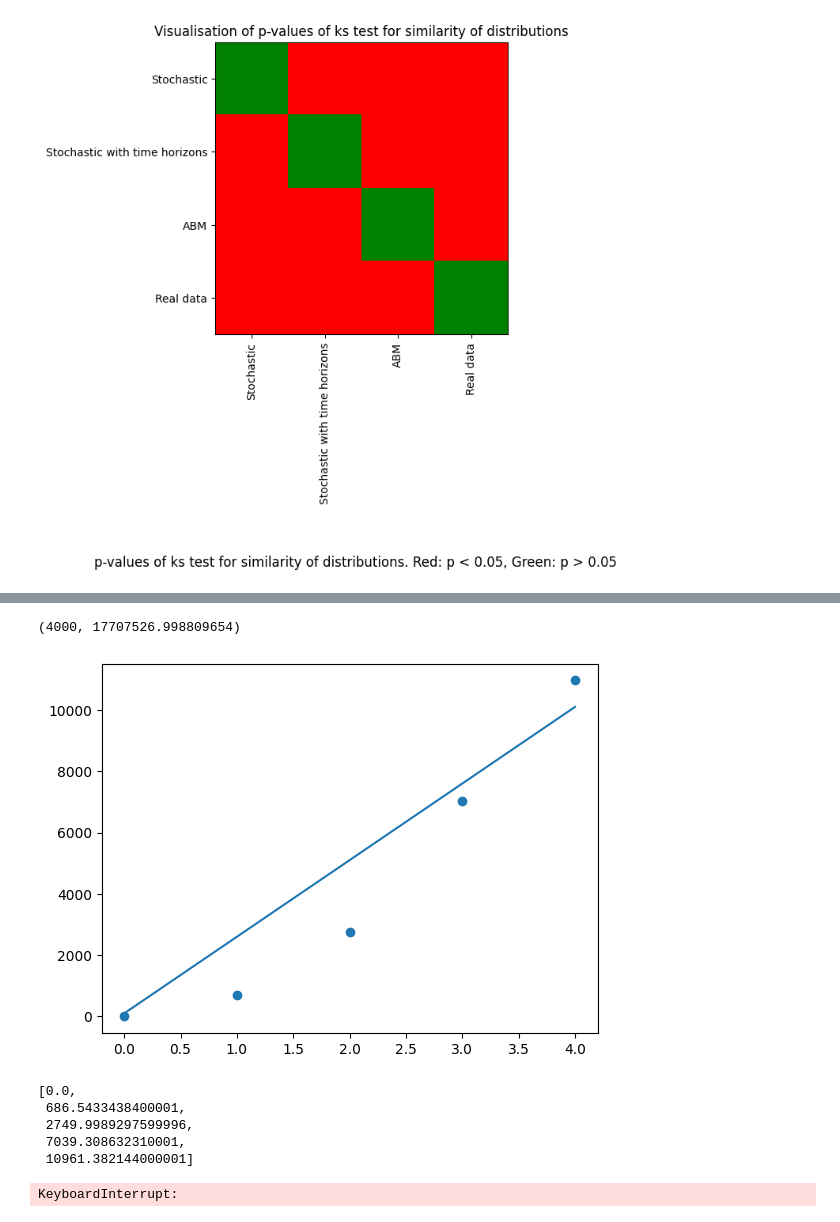
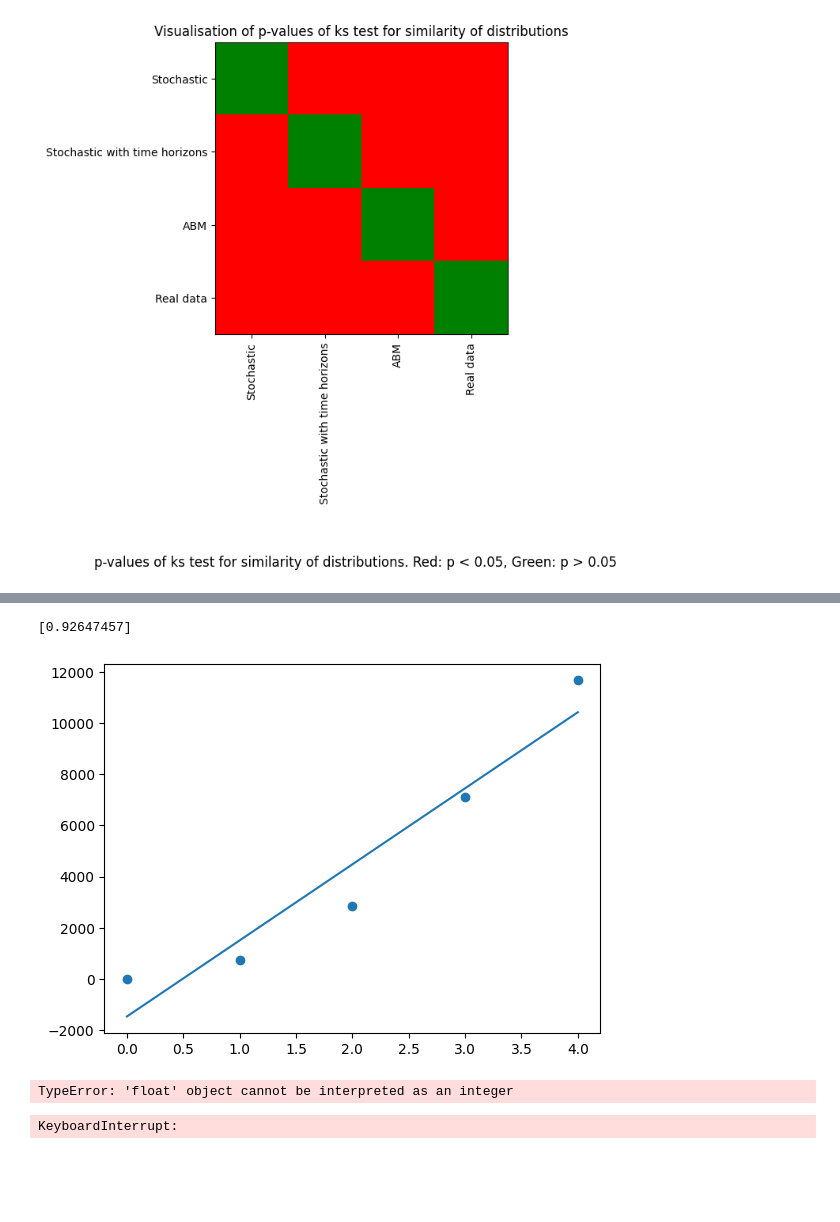
Before and after one commit to ymakoni/PCS_Financial_Market_ABM, a Jupyter notebook: main.ipynb, the cells around one changed output, grey strips where cells are left out. Saved outputs shown, nothing was run; the diff lists cells and outputs as text; code cells hidden in the pictures; blank space fills up the shorter version.

Commit message:
sklearn regression and omega fixes

```diff
--- a/main.ipynb
+++ b/main.ipynb
@@ -61,7 +62,7 @@ class Model:
             c = self.n
 
 
-        opinion_groups = [[] for i in range(c)]
+        opinion_groups = [[] for i in range(round(c))]
         opinion_agents = self.agents.copy()
 
         # distribute agents evenly
@@ -351,21 +328,19 @@ KeyboardInterrupt:
-# %%
-k_r
-# %% [output]
-(4000, 17707526.998809654)
+# %%
+variance_array = np.array(variances)
+range_array = np.array(k_range).reshape((-1, 1))
+
+regress = LinearRegression().fit(range_array, variance_array)
+# %%
+k_test = r_squared(variances, regress.intercept_, regress.coef_, k_range)
+print(k_test)
+# %% [output]
+[0.92647457]
 # %%
-plt.plot(k_range, [(k_r[0] + k_r[1] * i) for i in k_range])
+plt.plot(k_range, [(regress.intercept_ + regress.coef_ * i) for i in k_range])
 plt.scatter(k_range, variances)
 plt.show()
 # %% [output]
-[figure, old version]
+[figure, new version]
-# %%
-variances
-# %% [output]
-[0.0,
- 686.5433438400001,
- 2749.9989297599996,
- 7039.308632310001,
- 10961.382144000001]
 # %%
 # omega_test - think about ways to fit a power law
 omega_range = [i*0.1 for i in range(1, 51)]
@@ -379,6 +354,11 @@ for i in omega_range:
 
     variance = np.std(omega_test.daily_returns) ** 2
     variances.append(variance)
+
+omega_range = np.array(omega_range).reshape((-1, 1))
+omega_variances = np.array(variances)
+# %% [output]
+TypeError: 'float' object cannot be interpreted as an integer
 # %%
 # omega - calculate regression of power law exponent and variances
 omega_r = regression(omega_range, variances, 3, 2)
```
Also changed, not shown: parts of 4 cells of this notebook.
